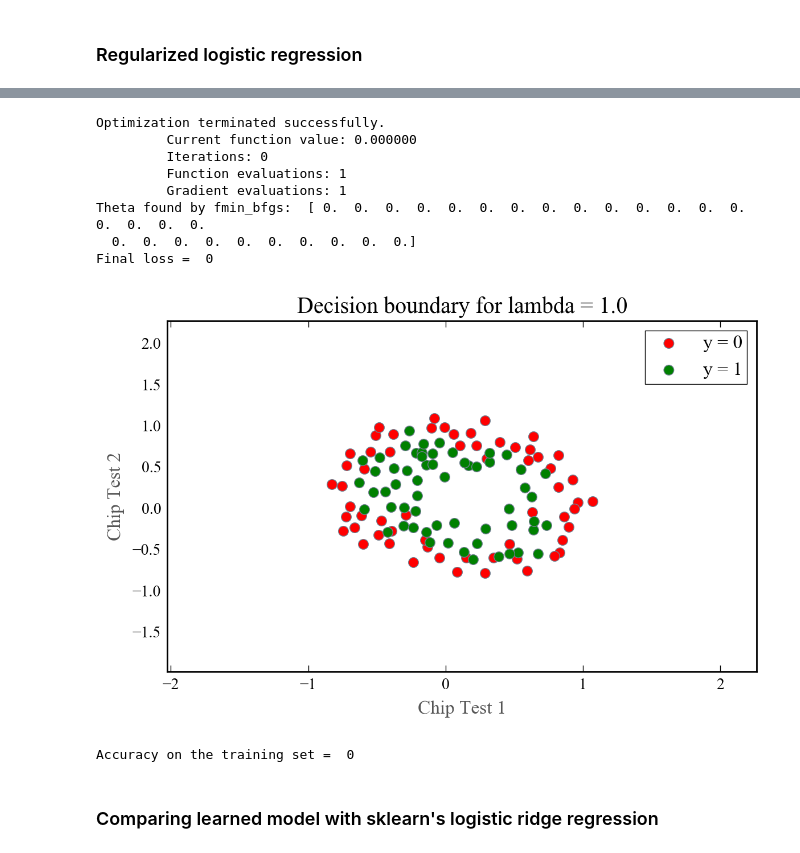
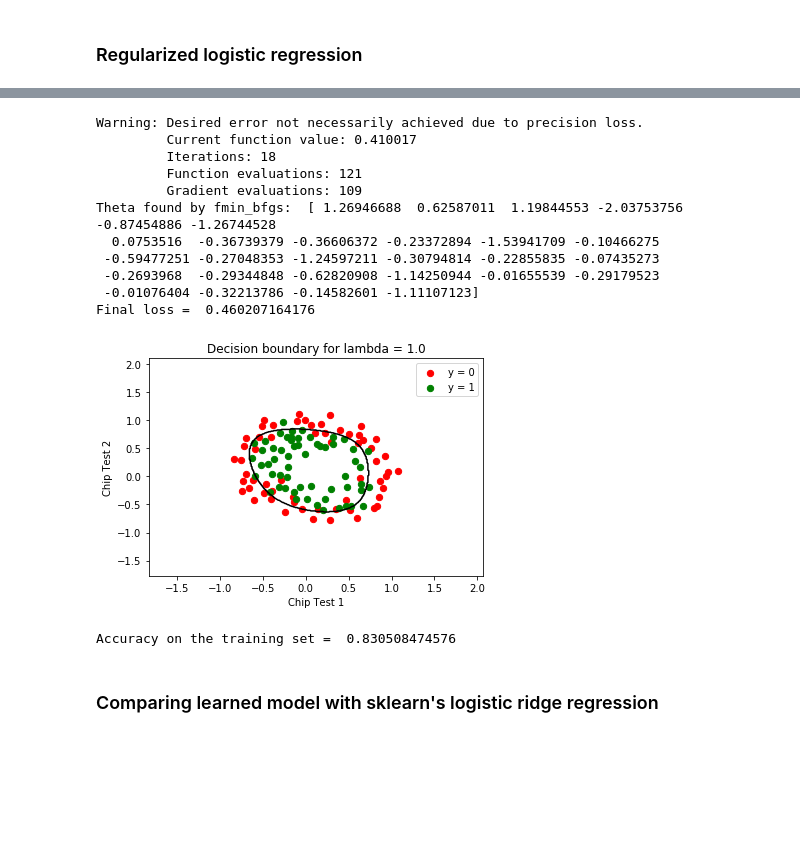
Before and after one commit to xystevensun/comp540, a Jupyter notebook: homework/hw2/logreg/logreg_reg.ipynb, the cells around one changed output, grey strips where cells are left out. Drawn from its saved outputs; the diff is of its cells as text; code cells hidden in the pictures; blank space fills up the shorter version.

```diff
--- a/homework/hw2/logreg/logreg_reg.ipynb
+++ b/homework/hw2/logreg/logreg_reg.ipynb
@@ -33,44 +36,47 @@ from sklearn.preprocessing import PolynomialFeatures
 # Map X onto polynomial features and normalize
 
 p = 6
 poly = sklearn.preprocessing.PolynomialFeatures(degree=p,include_bias=False)
 X_poly = poly.fit_transform(X)
 
 # set up the data matrix (expanded basis functions) with the column of ones as intercept
 
 XX = np.vstack([np.ones((X_poly.shape[0],)),X_poly.T]).T
 
 # set up a regularized logistic regression model
 
 from logistic_regressor import RegLogisticRegressor
 
 reg_lr1 = RegLogisticRegressor()
 
 # run fmin on the loss function and gradient
 
 reg = 1.0
-theta_opt = reg_lr1.train(XX,y,reg=reg,num_iters=1000,norm=False)
+theta_opt = reg_lr1.train(XX,y,reg=reg,num_iters=100000,norm=False)
 
 # print the theta found and the final loss
 
 print 'Theta found by fmin_bfgs: ',theta_opt
 print "Final loss = ", reg_lr1.loss(theta_opt,XX,y,0.0)
 
 # plot the decision boundary
 
 plot_utils.plot_decision_boundary_poly(X,y,theta_opt,reg,p,'Chip Test 1', 'Chip Test 2',['y = 0','y = 1'])
 plt.show()
-#plt.savefig('fig4.pdf')
+# plt.savefig('fig4-under.pdf')
 # %% [output]
-Optimization terminated successfully.
-         Current function value: 0.000000
-         Iterations: 0
-         Function evaluations: 1
-         Gradient evaluations: 1
-Theta found by fmin_bfgs:  [ 0.  0.  0.  0.  0.  0.  0.  0.  0.  0.  0.  0.  0.  0.  0.  0.  0.  0.
-  0.  0.  0.  0.  0.  0.  0.  0.  0.  0.]
-Final loss =  0
+Warning: Desired error not necessarily achieved due to precision loss.
+         Current function value: 0.410017
+         Iterations: 18
+         Function evaluations: 121
+         Gradient evaluations: 109
+Theta found by fmin_bfgs:  [ 1.26946688  0.62587011  1.19844553 -2.03753756 -0.87454886 -1.26744528
+  0.0753516  -0.36739379 -0.36606372 -0.23372894 -1.53941709 -0.10466275
+ -0.59477251 -0.27048353 -1.24597211 -0.30794814 -0.22855835 -0.07435273
+ -0.2693968  -0.29344848 -0.62820908 -1.14250944 -0.01655539 -0.29179523
+ -0.01076404 -0.32213786 -0.14582601 -1.11107123]
+Final loss =  0.460207164176
-[figure, old version]
+[figure, new version]
 # %%
 # compute accuracy on training set
 # implement the predict method in logistic_regressor.py
@@ -79,10 +85,11 @@ reg_lr1.theta = theta_opt
 predy = reg_lr1.predict(XX)
 
 # TODO: fill in the expression for accuracy of prediction
-accuracy = 0
+num_correct = np.sum(y == predy)
+accuracy = float(num_correct) / y.shape[0]
 print "Accuracy on the training set = ", accuracy
 # %% [output]
-Accuracy on the training set =  0
+Accuracy on the training set =  0.830508474576
 # %% [markdown]
 ### Comparing learned model with sklearn's logistic ridge regression
 # %%
```
Also changed, not shown: parts of 3 cells of this notebook, 3 other files.
